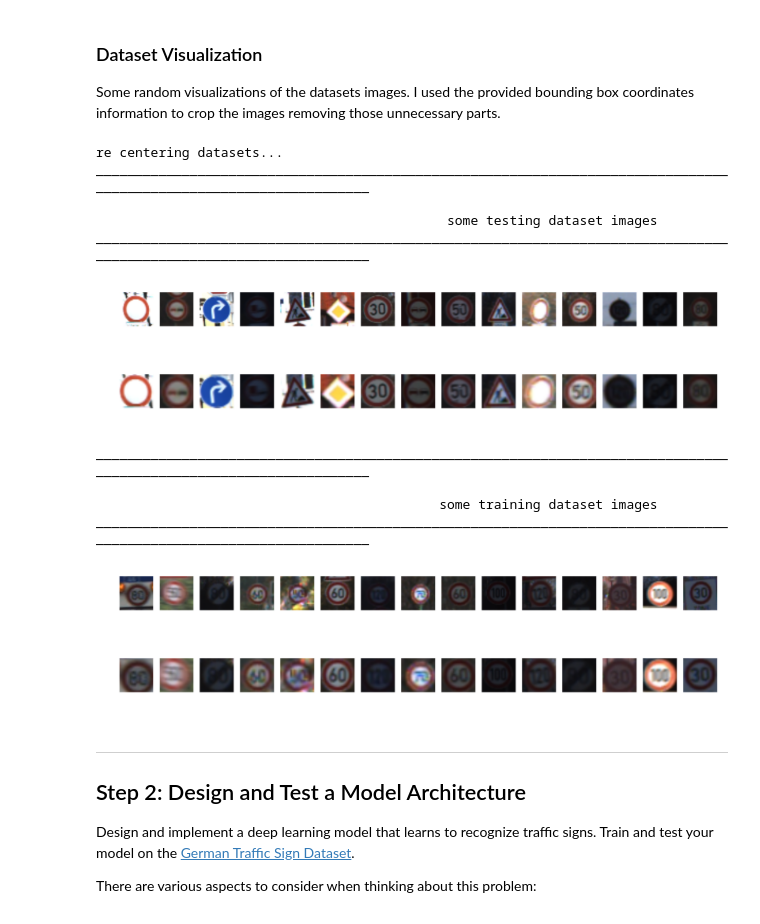
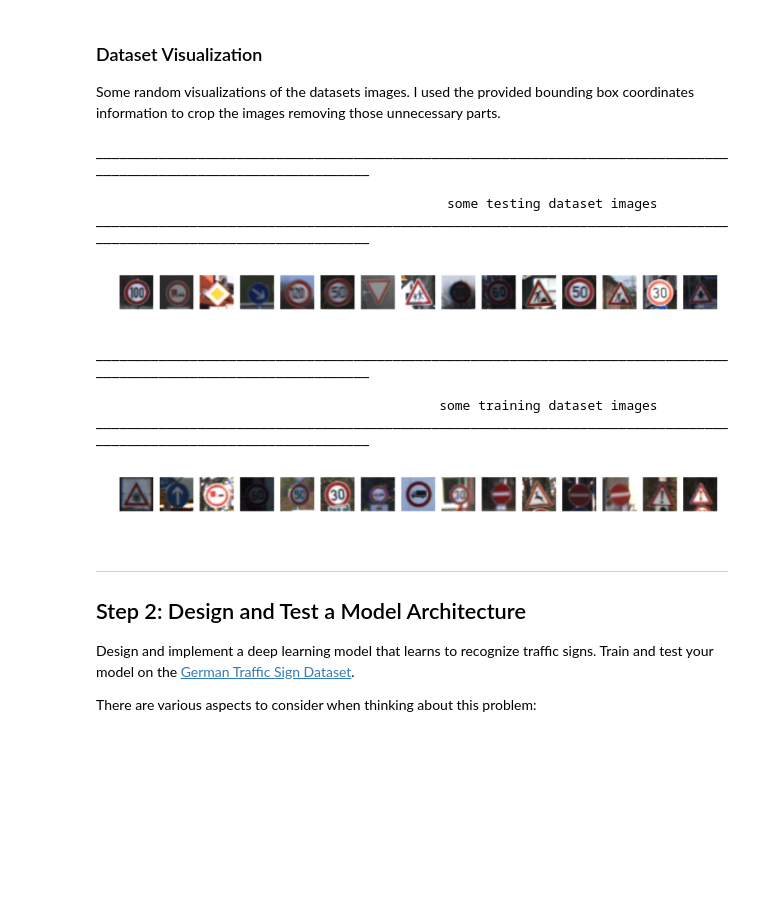
Before and after one commit to avidalh/Udacity-CarND-P2, a Jupyter notebook: Traffic_Signs_Recognition.ipynb, the cells around one changed output. Saved outputs shown, nothing was run; the diff lists cells and outputs as text; code cells hidden in the pictures; blank space fills up the shorter version.

```diff
--- a/Traffic_Signs_Recognition.ipynb
+++ b/Traffic_Signs_Recognition.ipynb
@@ -137,7 +137,7 @@ Some random visualizations of the datasets images. I used the provided bounding
 # %%
 import random
 
-
+# TODO: to delete
 def re_center(dataset):
     """
     recenter the image using the coords and original size information
@@ -161,6 +161,7 @@ def re_center(dataset):
     return new_dataset
 
 
+# TODO: to delete
 def re_center_old(dataset):
     """
     recenter the image using the coords and original size information
@@ -192,48 +193,42 @@ def re_center_old(dataset):
 
     plt.show()
     return new_dataset
 
 
 def plot_5ximage(image_array):
     """ some docu here"""
     i = 1
     fig = plt.figure(figsize=(11,1))
 
     for image in image_array:
         a = fig.add_subplot(1,15,i)
         a.imshow(image)
         plt.axis('off')
         i +=1
     plt.show()
 
 
-print('re centering datasets...')
-X_train = np.array(re_center(train))
-X_test = np.array(re_center(test))
 
 random_subset = random.sample(range(len(test['features'])),15)
-
 print_header("some testing dataset images")
 plot_5ximage(test['features'][random_subset])
-plot_5ximage(X_test[random_subset])
+#plot_5ximage(X_test[random_subset])
 
+random_subset = random.sample(range(len(train['features'])),15)
 print_header("some training dataset images")
 plot_5ximage(train['features'][random_subset])
-plot_5ximage(X_train[random_subset])
+#plot_5ximage(X_train[random_subset])
 # %% [output]
-re centering datasets...
 ____________________________________________________________________________________________________________________
 
                                              some testing dataset images
 ____________________________________________________________________________________________________________________
-[figure, old version]
+[figure, new version]
+____________________________________________________________________________________________________________________
+
+                                            some training dataset images
+____________________________________________________________________________________________________________________
-[figure, old version]
+[figure, new version]
-____________________________________________________________________________________________________________________
-
-                                            some training dataset images
-____________________________________________________________________________________________________________________
-[figure, removed]
-[figure, removed]
 # %% [markdown]
 ----
 
```
Also changed, not shown: parts of 36 cells of this notebook.
